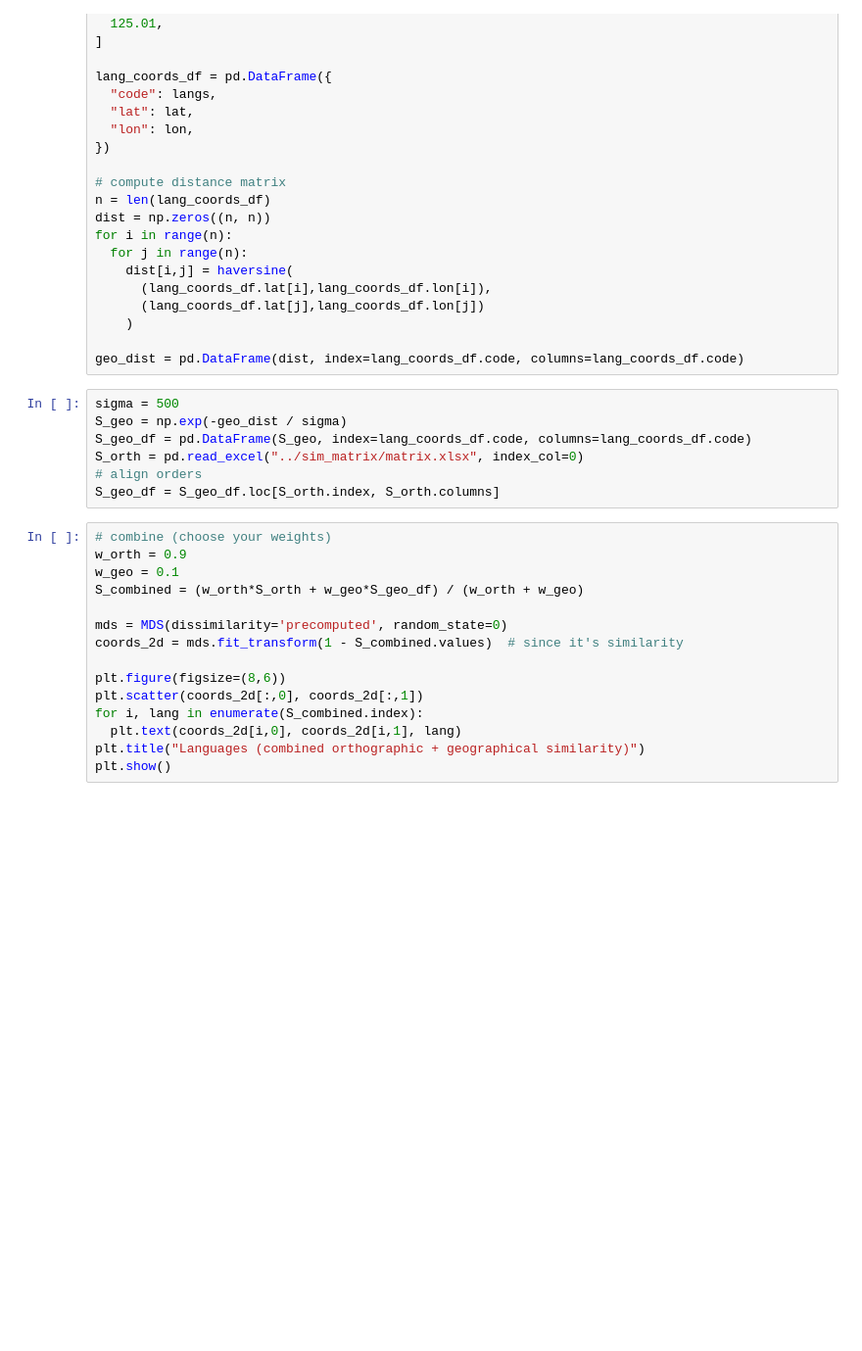
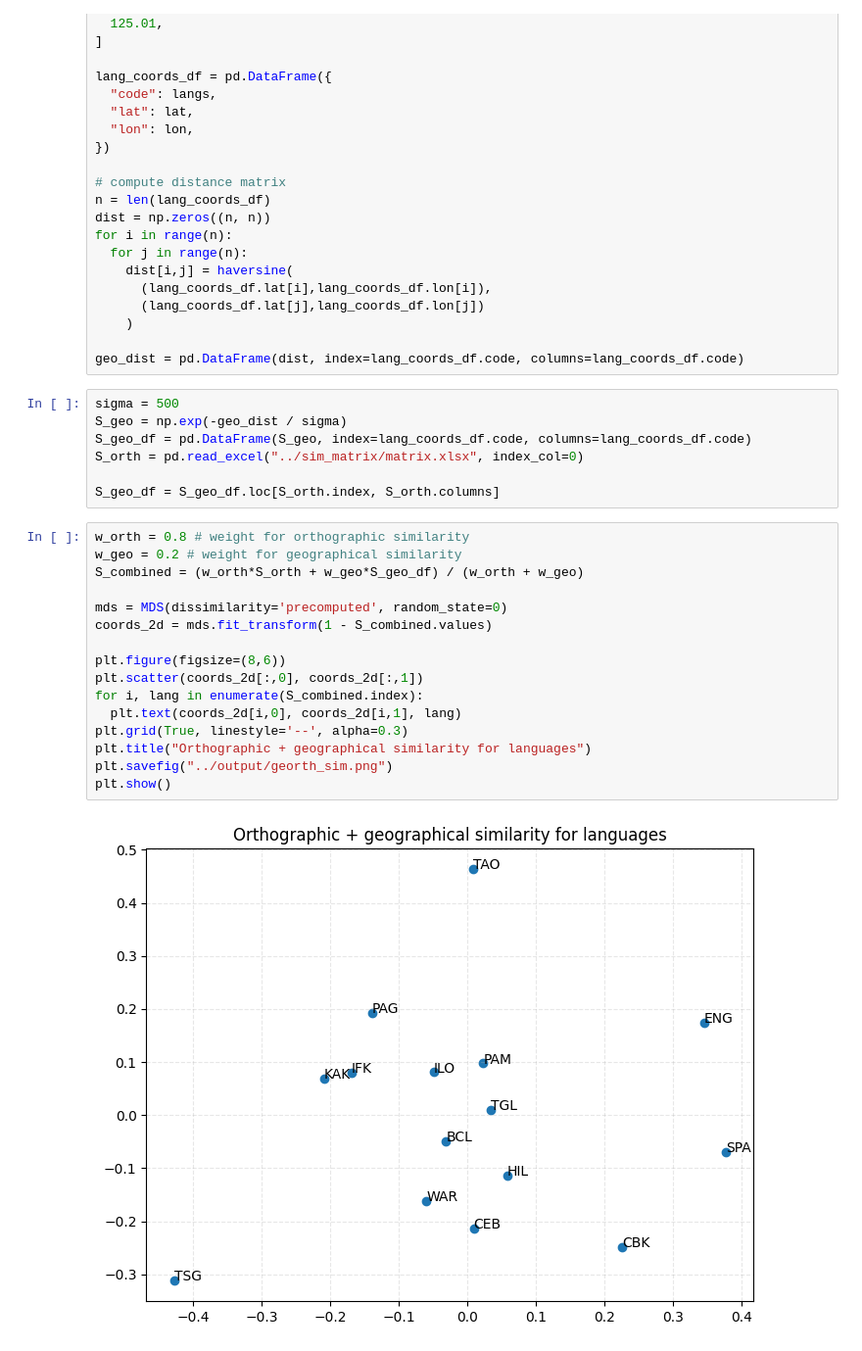
Before and after one commit to tonishii/ph-mahine-translation, a Jupyter notebook: notebooks/build_geo.ipynb, the cells around one changed output. Shown at 98% size. Cells and saved outputs as stored; diff of their text form; blank space fills up the shorter version.

Commit message:
Added output for geoorth sim.

```diff
--- a/notebooks/build_geo.ipynb
+++ b/notebooks/build_geo.ipynb
@@ -66,20 +66,23 @@ sigma = 500
 S_geo = np.exp(-geo_dist / sigma)
 S_geo_df = pd.DataFrame(S_geo, index=lang_coords_df.code, columns=lang_coords_df.code)
 S_orth = pd.read_excel("../sim_matrix/matrix.xlsx", index_col=0)
-# align orders
+
 S_geo_df = S_geo_df.loc[S_orth.index, S_orth.columns]
 # %%
-# combine (choose your weights)
-w_orth = 0.9
-w_geo = 0.1
+w_orth = 0.8 # weight for orthographic similarity
+w_geo = 0.2 # weight for geographical similarity
 S_combined = (w_orth*S_orth + w_geo*S_geo_df) / (w_orth + w_geo)
 
 mds = MDS(dissimilarity='precomputed', random_state=0)
-coords_2d = mds.fit_transform(1 - S_combined.values)  # since it's similarity
+coords_2d = mds.fit_transform(1 - S_combined.values)
 
 plt.figure(figsize=(8,6))
 plt.scatter(coords_2d[:,0], coords_2d[:,1])
 for i, lang in enumerate(S_combined.index):
   plt.text(coords_2d[i,0], coords_2d[i,1], lang)
-plt.title("Languages (combined orthographic + geographical similarity)")
+plt.grid(True, linestyle='--', alpha=0.3)
+plt.title("Orthographic + geographical similarity for languages")
+plt.savefig("../output/georth_sim.png")
 plt.show()
+# %% [output]
+[figure, added]
```
Also changed, not shown: 1 other file.
